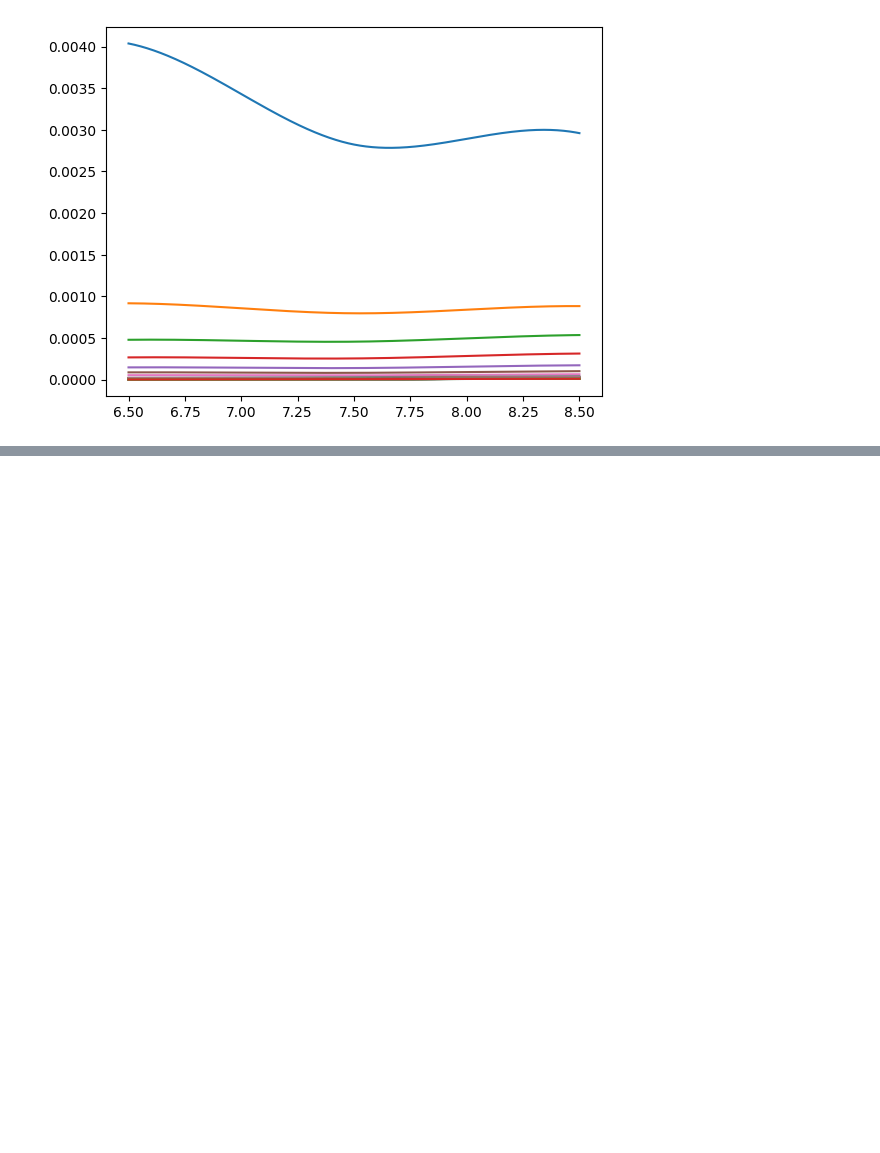
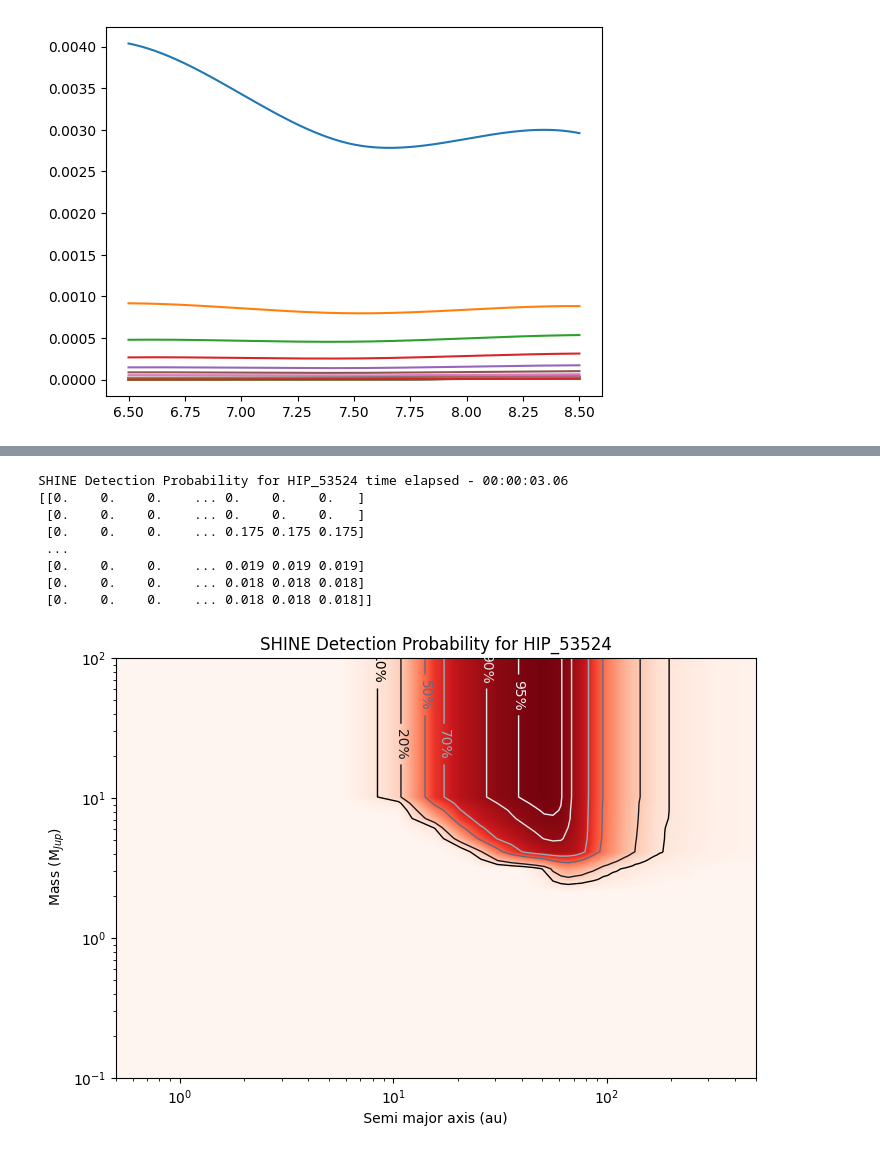
Before and after one commit to BryceDixon/High_Contrast_Imaging, a Jupyter notebook: test.ipynb, the cells around one changed output, grey strips where cells are left out. Drawn from its saved outputs; the diff is of its cells as text; code cells hidden in the pictures; blank space fills up the shorter version.

```diff
--- a/test.ipynb
+++ b/test.ipynb
@@ -133,0 +136,20 @@ plt.show()
+# %%
+from exo_dmc_custom import *
+ID='SHINE Detection Probability for {}'.format(STAR[59])
+dist = distance
+map=exodmc(ID, dist)
+map.set_grid(x_min=0.5, x_max=500, logx=False, y_min=0.1, y_max=100)
+xlim=x
+ylim=y
+prob = map.DImode(xlim, ylim, lxunit = 'au', savefig = False)
+print(prob[0])
+# %% [output]
+SHINE Detection Probability for HIP_53524 time elapsed - 00:00:03.06
+[[0.    0.    0.    ... 0.    0.    0.   ]
+ [0.    0.    0.    ... 0.    0.    0.   ]
+ [0.    0.    0.    ... 0.175 0.175 0.175]
+ ...
+ [0.    0.    0.    ... 0.019 0.019 0.019]
+ [0.    0.    0.    ... 0.018 0.018 0.018]
+ [0.    0.    0.    ... 0.018 0.018 0.018]]
+[figure, added]
```
Also changed, not shown: parts of 5 cells of this notebook, 53 other files.
